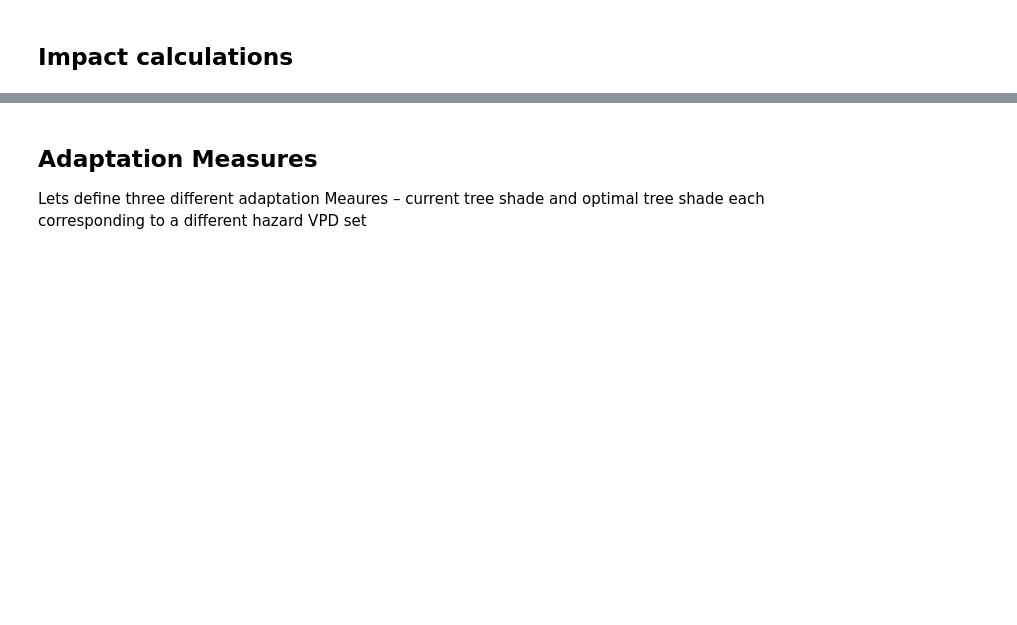
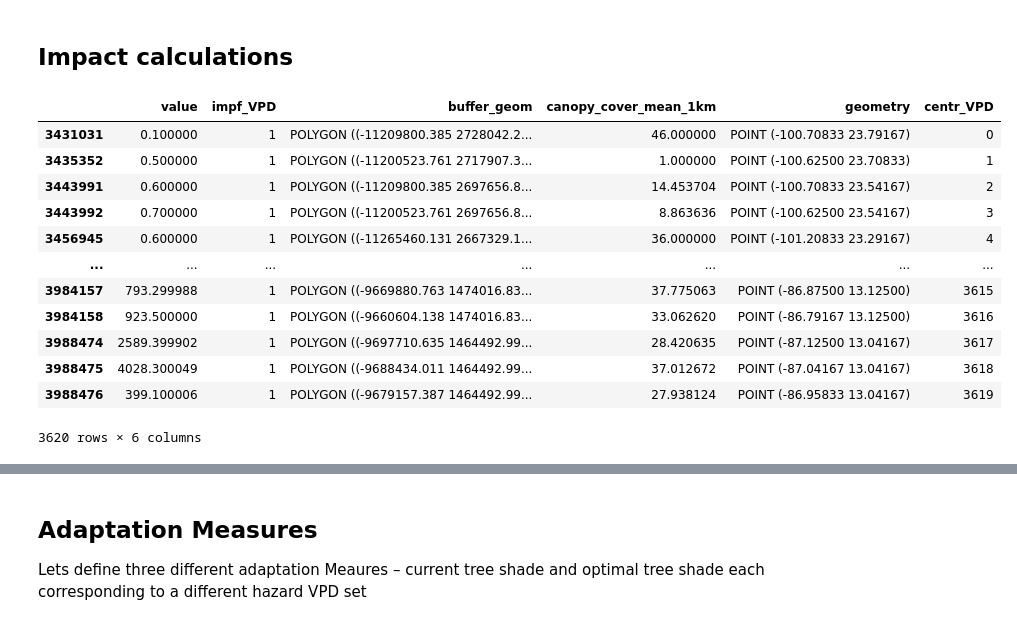
Before and after one commit to zeliest/coffee_banana_cacao_climate_risk, a Jupyter notebook: VPD + Empirical.ipynb, the cells around one changed output, grey strips where cells are left out. Saved outputs shown, nothing was run; the diff lists cells and outputs as text; code cells hidden in the pictures; blank space fills up the shorter version.

```diff
--- a/VPD + Empirical.ipynb
+++ b/VPD + Empirical.ipynb
@@ -402,6 +403,22 @@ impf_set = ImpactFuncSet()
 imp_fun_set = ImpactFuncSet([imp_fun_vpd])
 # %% [markdown]
 ## Impact calculations
+# %%
+new_exp.gdf
+# %% [output]
+|  | value | impf_VPD | buffer_geom | canopy_cover_mean_1km | geometry | centr_VPD |
+| 3431031 | 0.100000 | 1 | POLYGON ((-11209800.385 2728042.2... | 46.000000 | POINT (-100.70833 23.79167) | 0 |
+| 3435352 | 0.500000 | 1 | POLYGON ((-11200523.761 2717907.3... | 1.000000 | POINT (-100.62500 23.70833) | 1 |
+| 3443991 | 0.600000 | 1 | POLYGON ((-11209800.385 2697656.8... | 14.453704 | POINT (-100.70833 23.54167) | 2 |
+| 3443992 | 0.700000 | 1 | POLYGON ((-11200523.761 2697656.8... | 8.863636 | POINT (-100.62500 23.54167) | 3 |
+| 3456945 | 0.600000 | 1 | POLYGON ((-11265460.131 2667329.1... | 36.000000 | POINT (-101.20833 23.29167) | 4 |
+| ... | ... | ... | ... | ... | ... | ... |
+| 3984157 | 793.299988 | 1 | POLYGON ((-9669880.763 1474016.83... | 37.775063 | POINT (-86.87500 13.12500) | 3615 |
+| 3984158 | 923.500000 | 1 | POLYGON ((-9660604.138 1474016.83... | 33.062620 | POINT (-86.79167 13.12500) | 3616 |
+| 3988474 | 2589.399902 | 1 | POLYGON ((-9697710.635 1464492.99... | 28.420635 | POINT (-87.12500 13.04167) | 3617 |
+| 3988475 | 4028.300049 | 1 | POLYGON ((-9688434.011 1464492.99... | 37.012672 | POINT (-87.04167 13.04167) | 3618 |
+| 3988476 | 399.100006 | 1 | POLYGON ((-9679157.387 1464492.99... | 27.938124 | POINT (-86.95833 13.04167) | 3619 |
+3620 rows × 6 columns
 # %%
 # Compute impact
 from climada.engine import ImpactCalc, ImpactFreqCurve
```
Also changed, not shown: parts of 17 cells of this notebook.
